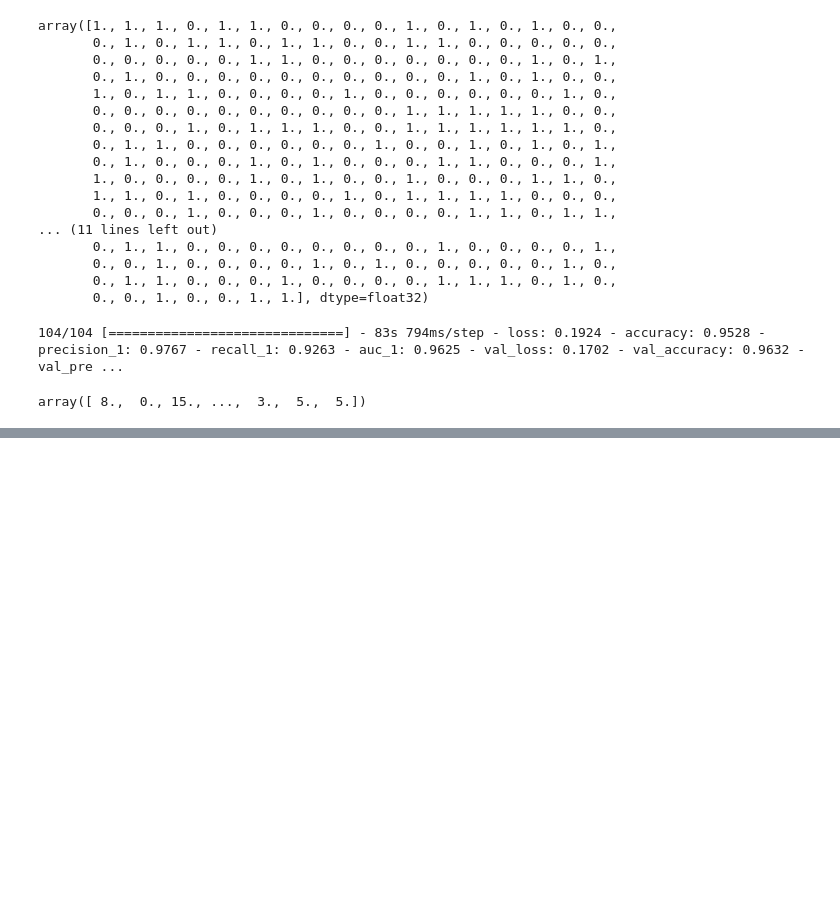
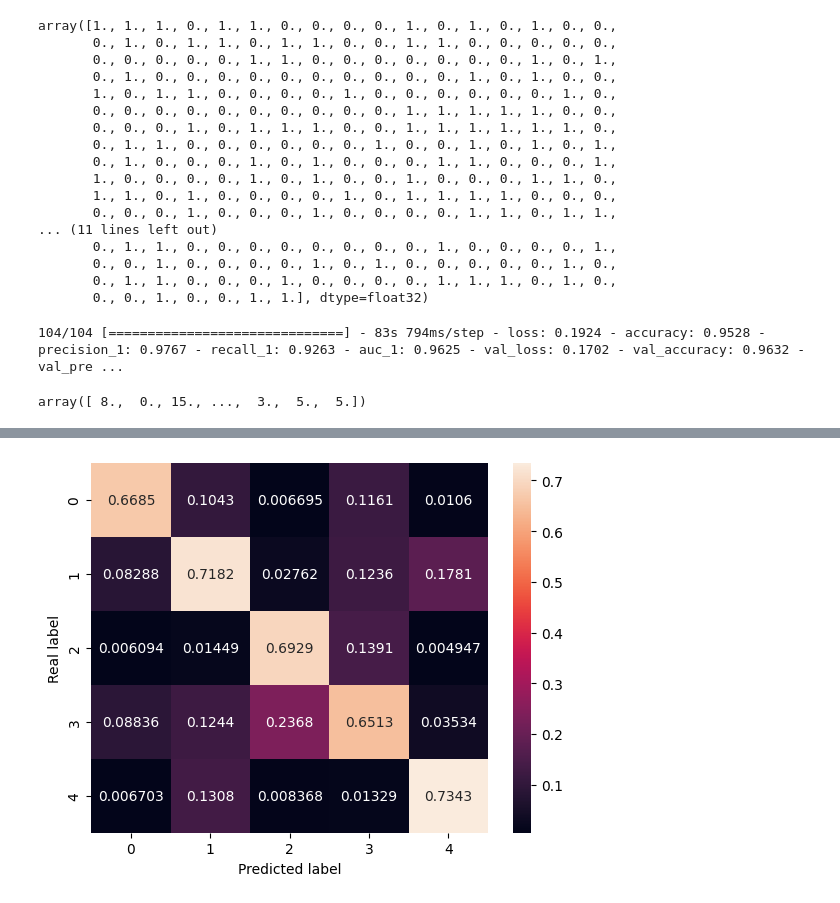
Before and after one commit to RedBatProject/Works, a Jupyter notebook: work_37 corona.ipynb, the cells around one changed output, grey strips where cells are left out. Drawn from its saved outputs; the diff is of its cells as text; code cells hidden in the pictures; blank space fills up the shorter version.

```diff
--- a/work_37 corona.ipynb
+++ b/work_37 corona.ipynb
@@ -1736,0 +1324,11 @@ p.to_csv('/content/drive/MyDrive/emotion-detection/performance2.csv')
+# %%
+per = pd.read_csv(f'/content/drive/MyDrive/work 37 corona /{name}.csv')
+ytr = per['real'].to_numpy().reshape(-1,5)
+ypr = per['predicted'].to_numpy().reshape(-1,5)
+# %%
+yp = np.zeros(ypr.shape[0])
+for i,j in enumerate(ypr):
+    yp[i] = j.argmax()
+yt = np.zeros(ytr.shape[0])
+for i,j in enumerate(ytr):
+    yt[i] = j.argmax()
@@ -1736,0 +1342,4 @@ p.to_csv('/content/drive/MyDrive/emotion-detection/performance2.csv')
+# %%
+l = pd.DataFrame(confusion_matrix(yt,yp))
+# l/l.sum(axis=1)
+l
@@ -1736,0 +1353,3 @@ p.to_csv('/content/drive/MyDrive/emotion-detection/performance2.csv')
+# %%
+l = l.div(l.sum(axis=1), axis=1)
+l
@@ -1736,0 +1365,8 @@ p.to_csv('/content/drive/MyDrive/emotion-detection/performance2.csv')
+# %%
+sns.heatmap(l,annot=True,fmt='.4g')
+plt.xlabel('Predicted label')
+plt.ylabel('Real label')
+plt.savefig(f'/content/drive/MyDrive/work 37 corona /result/{name}_confusion_matrix.png',bbox_inches='tight')
+pd.DataFrame(l).to_csv(f'/content/drive/MyDrive/work 37 corona /result/{name}_confusion_matrix.csv')
+# %% [output]
+[figure, added]
```
Also changed, not shown: parts of 88 cells of this notebook.
